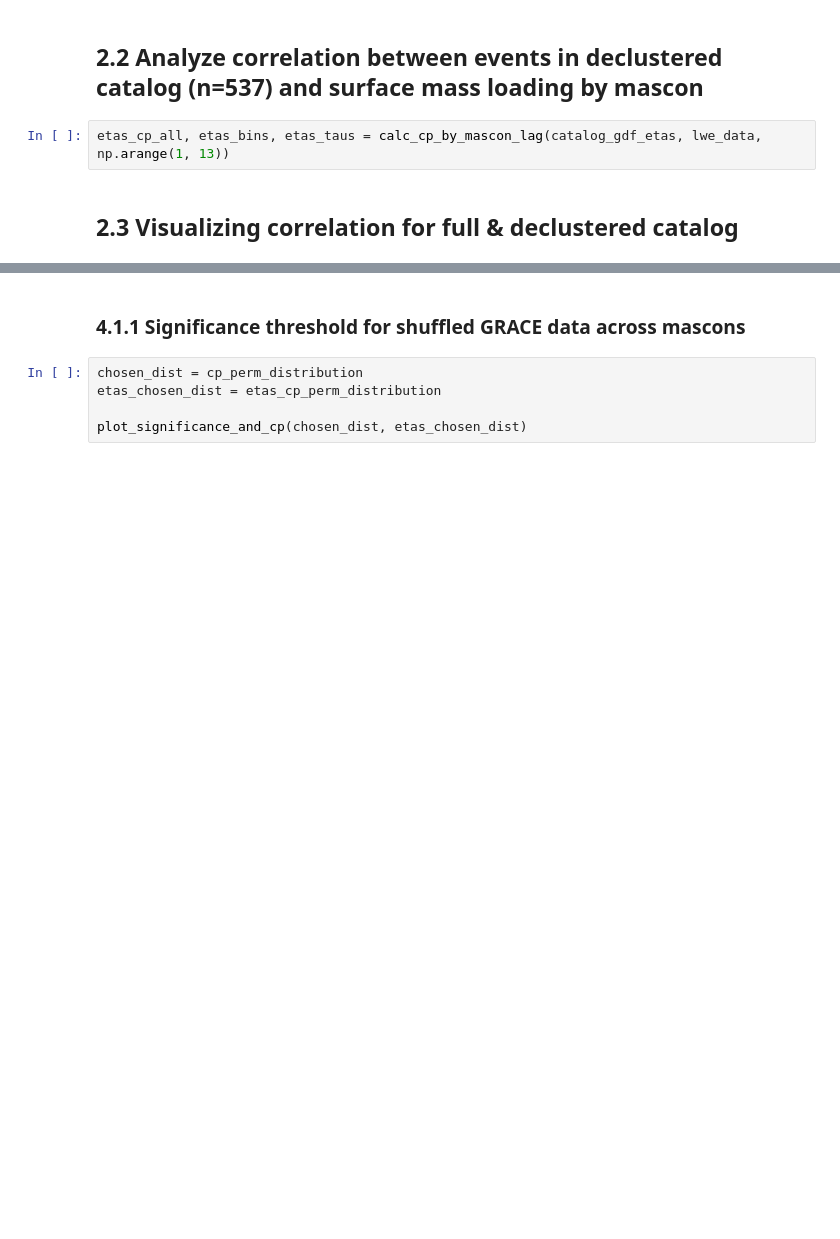
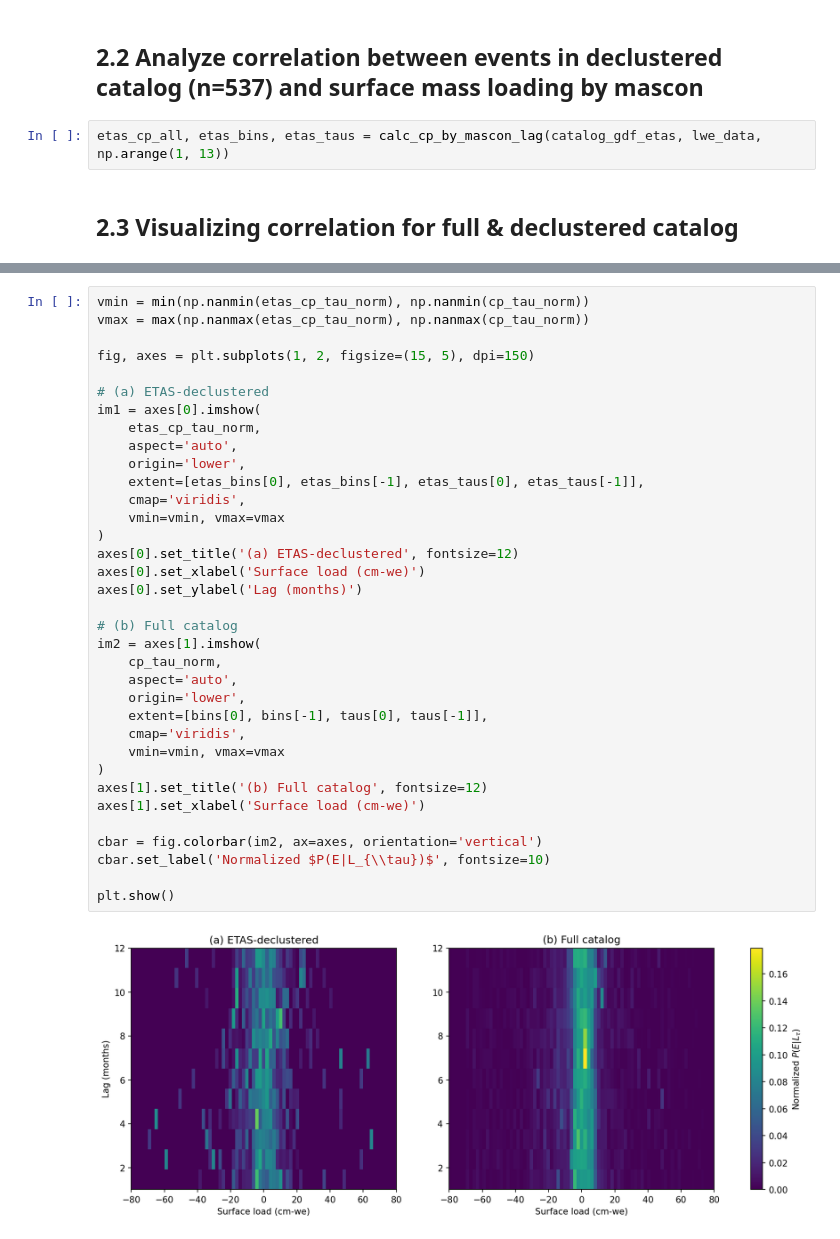
Before and after one commit to amandasyamsul/SLIQ, a Jupyter notebook: SLIQ-by-JPL-mascon-lag.ipynb, the cells around one changed output, grey strips where cells are left out. Saved outputs shown, nothing was run; the diff lists cells and outputs as text; blank space fills up the shorter version.

```diff
--- a/SLIQ-by-JPL-mascon-lag.ipynb
+++ b/SLIQ-by-JPL-mascon-lag.ipynb
@@ -477,7 +201,37 @@ def plot_significance_and_cp(chosen_dist, etas_chosen_dist):
-# %% [markdown]
-### 4.1.1 Significance threshold for shuffled GRACE data across mascons
-# %%
-chosen_dist = cp_perm_distribution
-etas_chosen_dist = etas_cp_perm_distribution
-
-plot_significance_and_cp(chosen_dist, etas_chosen_dist)
+# %%
+vmin = min(np.nanmin(etas_cp_tau_norm), np.nanmin(cp_tau_norm))
+vmax = max(np.nanmax(etas_cp_tau_norm), np.nanmax(cp_tau_norm))
+
+fig, axes = plt.subplots(1, 2, figsize=(15, 5), dpi=150)
+
+# (a) ETAS-declustered
+im1 = axes[0].imshow(
+    etas_cp_tau_norm,
+    aspect='auto',
+    origin='lower',
+    extent=[etas_bins[0], etas_bins[-1], etas_taus[0], etas_taus[-1]],
+    cmap='viridis',
+    vmin=vmin, vmax=vmax
+)
+axes[0].set_title('(a) ETAS-declustered', fontsize=12)
+axes[0].set_xlabel('Surface load (cm-we)')
+axes[0].set_ylabel('Lag (months)')
+
+# (b) Full catalog
+im2 = axes[1].imshow(
+    cp_tau_norm,
+    aspect='auto',
+    origin='lower',
+    extent=[bins[0], bins[-1], taus[0], taus[-1]],
+    cmap='viridis',
+    vmin=vmin, vmax=vmax
+)
+axes[1].set_title('(b) Full catalog', fontsize=12)
+axes[1].set_xlabel('Surface load (cm-we)')
+
+cbar = fig.colorbar(im2, ax=axes, orientation='vertical')
+cbar.set_label('Normalized $P(E|L_{\\tau})$', fontsize=10)
+
+plt.show()
+# %% [output]
+[figure, added]
```
Also changed, not shown: parts of 17 cells of this notebook.
